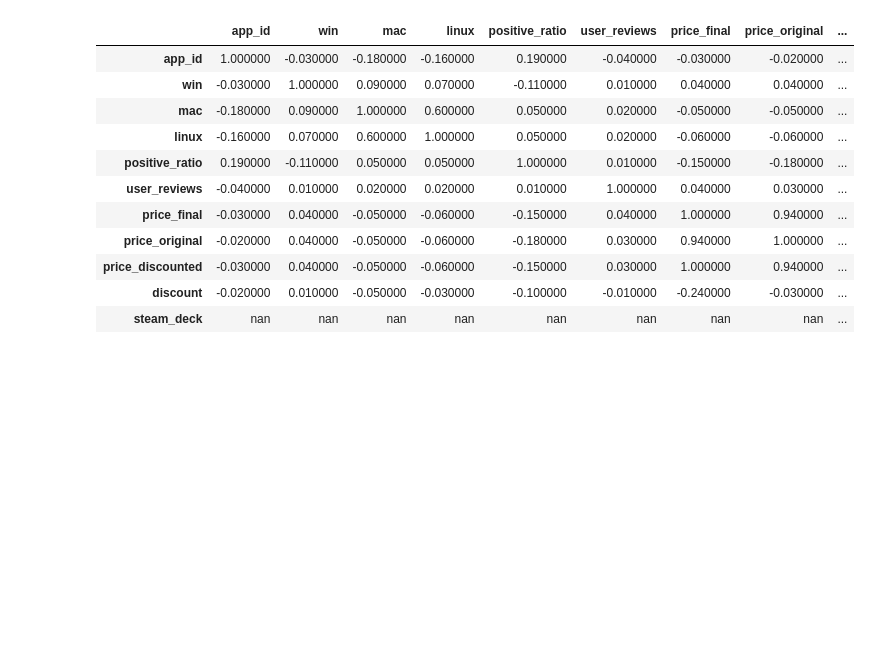
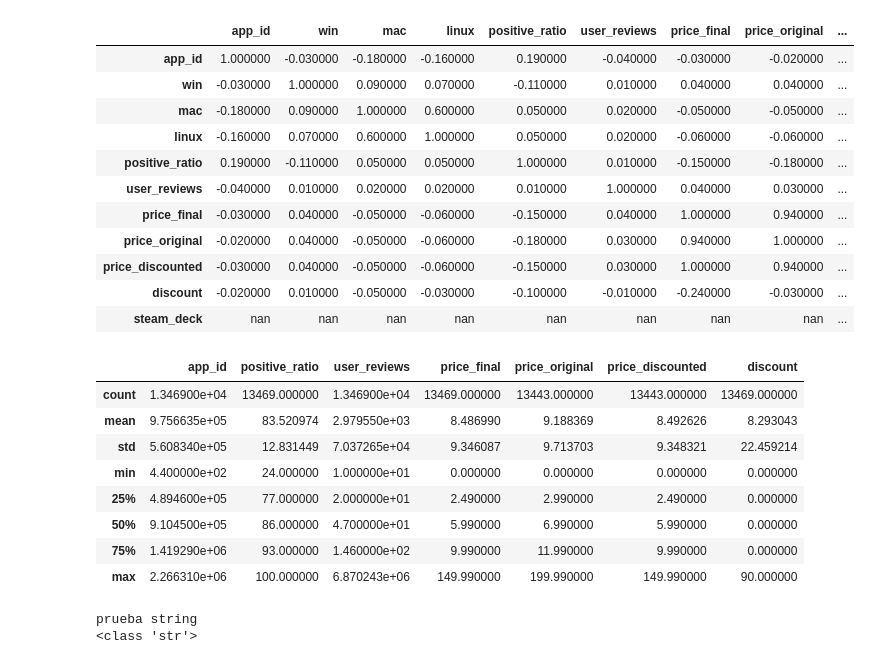
Before and after one commit to ijarpa/Data_Proyects, a Jupyter notebook: Games_Steam_EDA/games.ipynb, the cells around one changed output. Drawn from its saved outputs; the diff is of its cells as text; code cells hidden in the pictures; blank space fills up the shorter version.

```diff
--- a/Games_Steam_EDA/games.ipynb
+++ b/Games_Steam_EDA/games.ipynb
@@ -48,3 +53,15 @@ corr_matrix_2.style.background_gradient()
 | price_discounted | -0.030000 | 0.040000 | -0.050000 | -0.060000 | -0.150000 | 0.030000 | 1.000000 | 0.940000 | ... |
 | discount | -0.020000 | 0.010000 | -0.050000 | -0.030000 | -0.100000 | -0.010000 | -0.240000 | -0.030000 | ... |
 | steam_deck | nan | nan | nan | nan | nan | nan | nan | nan | ... |
+# %%
+df.describe()
+# %% [output]
+|  | app_id | positive_ratio | user_reviews | price_final | price_original | price_discounted | discount |
+| count | 1.346900e+04 | 13469.000000 | 1.346900e+04 | 13469.000000 | 13443.000000 | 13443.000000 | 13469.000000 |
+| mean | 9.756635e+05 | 83.520974 | 2.979550e+03 | 8.486990 | 9.188369 | 8.492626 | 8.293043 |
+| std | 5.608340e+05 | 12.831449 | 7.037265e+04 | 9.346087 | 9.713703 | 9.348321 | 22.459214 |
+| min | 4.400000e+02 | 24.000000 | 1.000000e+01 | 0.000000 | 0.000000 | 0.000000 | 0.000000 |
+| 25% | 4.894600e+05 | 77.000000 | 2.000000e+01 | 2.490000 | 2.990000 | 2.490000 | 0.000000 |
+| 50% | 9.104500e+05 | 86.000000 | 4.700000e+01 | 5.990000 | 6.990000 | 5.990000 | 0.000000 |
+| 75% | 1.419290e+06 | 93.000000 | 1.460000e+02 | 9.990000 | 11.990000 | 9.990000 | 0.000000 |
+| max | 2.266310e+06 | 100.000000 | 6.870243e+06 | 149.990000 | 199.990000 | 149.990000 | 90.000000 |
@@ -50,0 +70,6 @@ corr_matrix_2.style.background_gradient()
+# %%
+print(texto)
+print(type(texto))
+# %% [output]
+prueba string
+<class 'str'>
```
Also changed, not shown: parts of 3 cells of this notebook, 26 other files.
